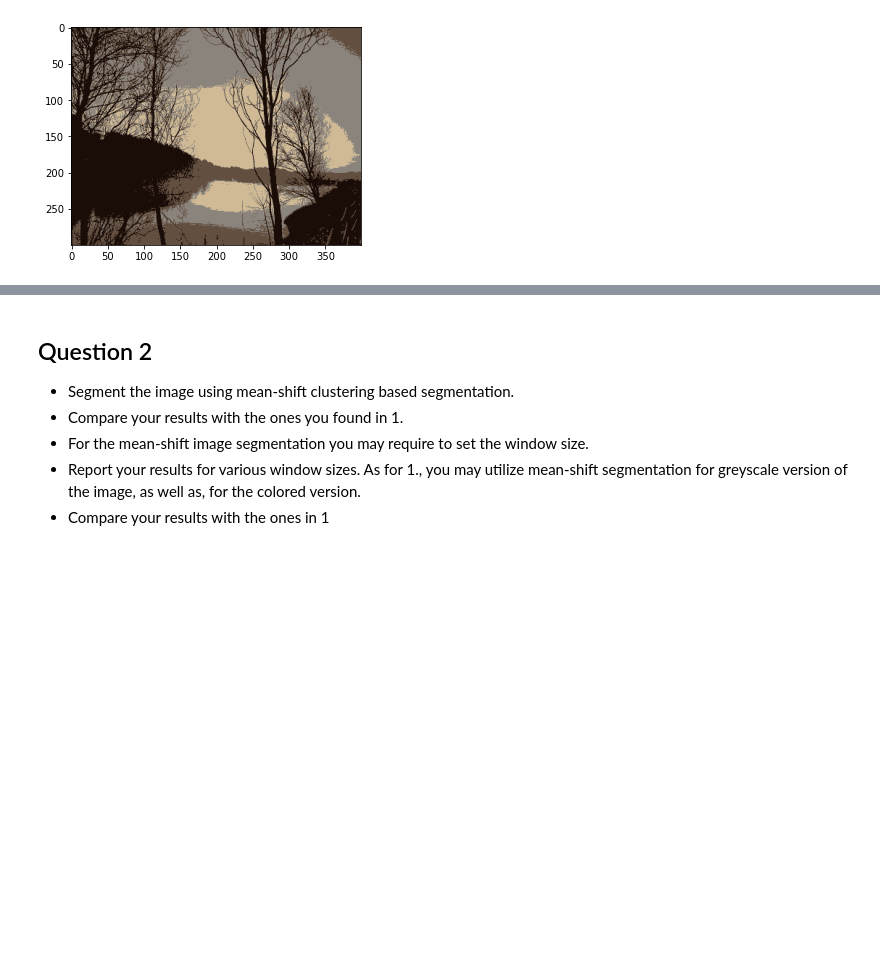
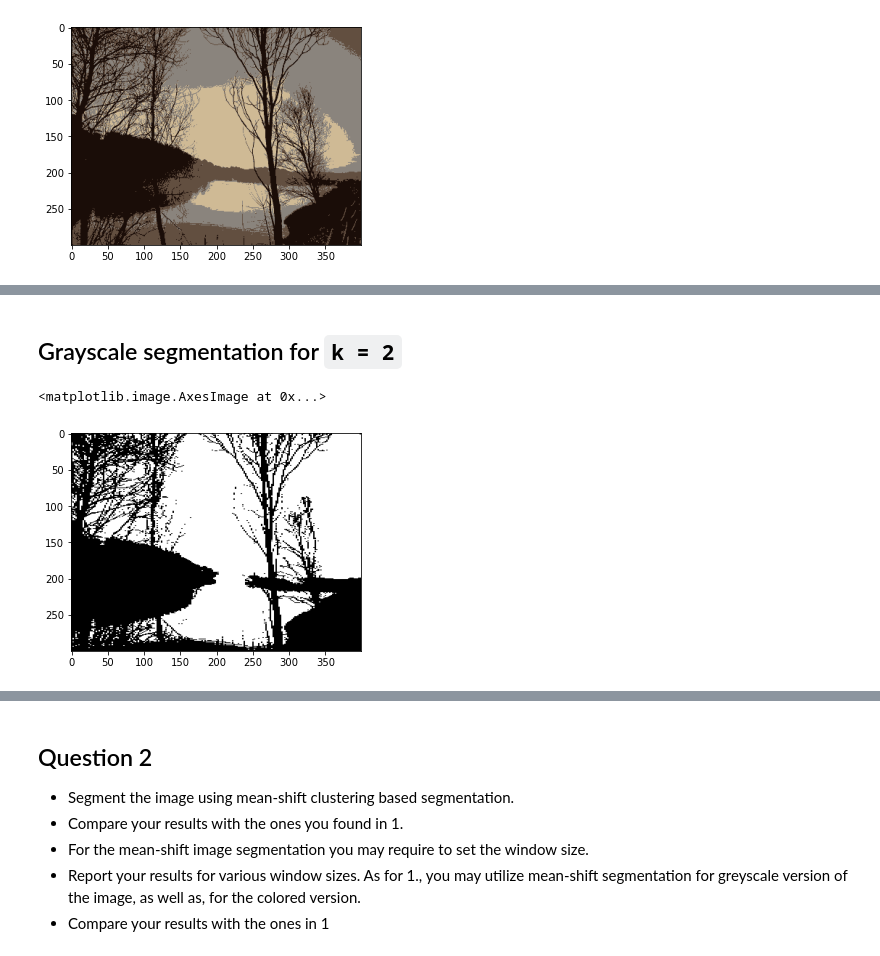
Before and after one commit to yukosgiti/BBL_588_HW_2, a Jupyter notebook: homemork2.ipynb, the cells around one changed output, grey strips where cells are left out. Saved outputs shown, nothing was run; the diff lists cells and outputs as text; code cells hidden in the pictures; blank space fills up the shorter version.

```diff
--- a/homemork2.ipynb
+++ b/homemork2.ipynb
@@ -63,0 +114,15 @@ plt.imshow(segmented_sunny_lake)
+# %% [markdown]
+## Grayscale segmentation for `k = 2`
+# %%
+kmeans = KMeans(n_clusters=2, random_state=0)
+kmeans.fit(sunny_lake_gray.reshape(-1, 2))
+
+# Based on the clusters calculate segments
+segmented_sunny_lake_gray = kmeans.cluster_centers_[kmeans.labels_].reshape((sunny_lake.shape[0], sunny_lake.shape[1]))
+
+# Reshape it back...
+segmented_sunny_lake_gray = segmented_sunny_lake_gray.reshape((sunny_lake.shape[0], sunny_lake.shape[1]))
+plt.imshow(segmented_sunny_lake_gray, cmap='gray')
+# %% [output]
+<matplotlib.image.AxesImage at 0x...>
+[figure, added]
```
Also changed, not shown: parts of 13 cells of this notebook.
